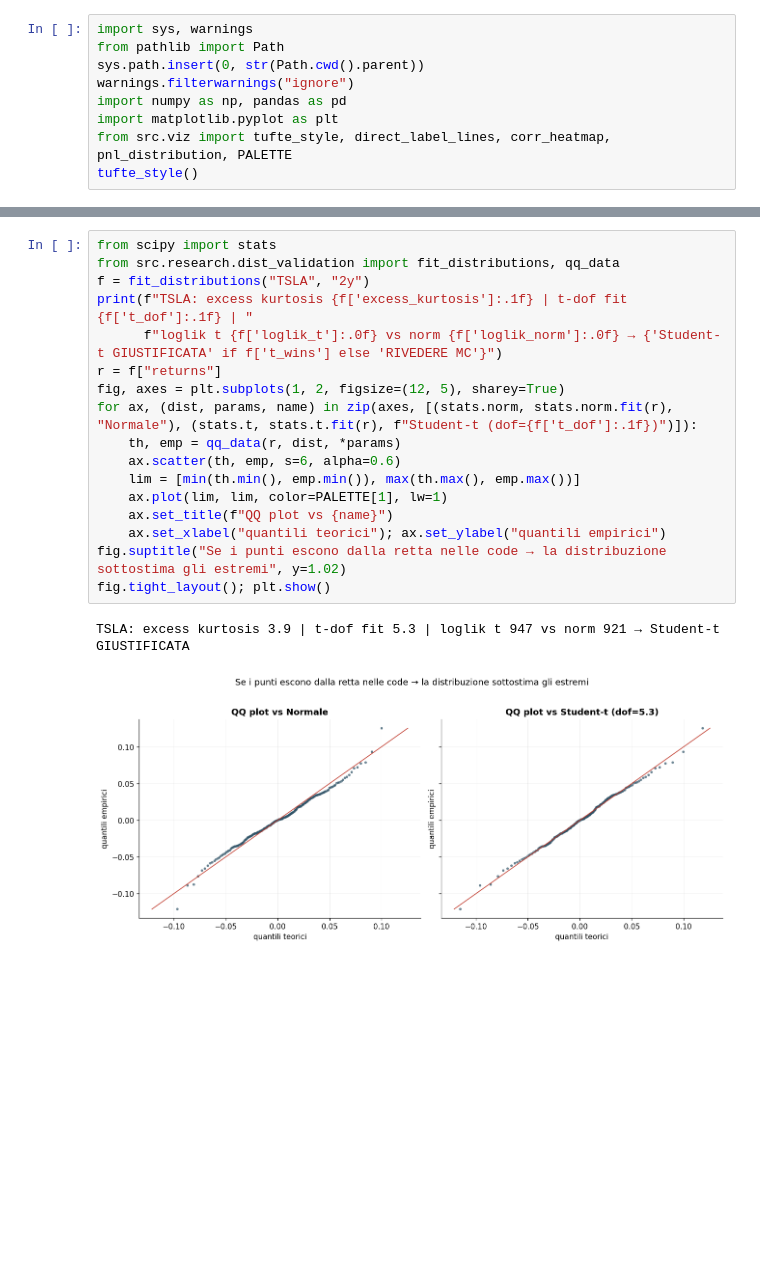
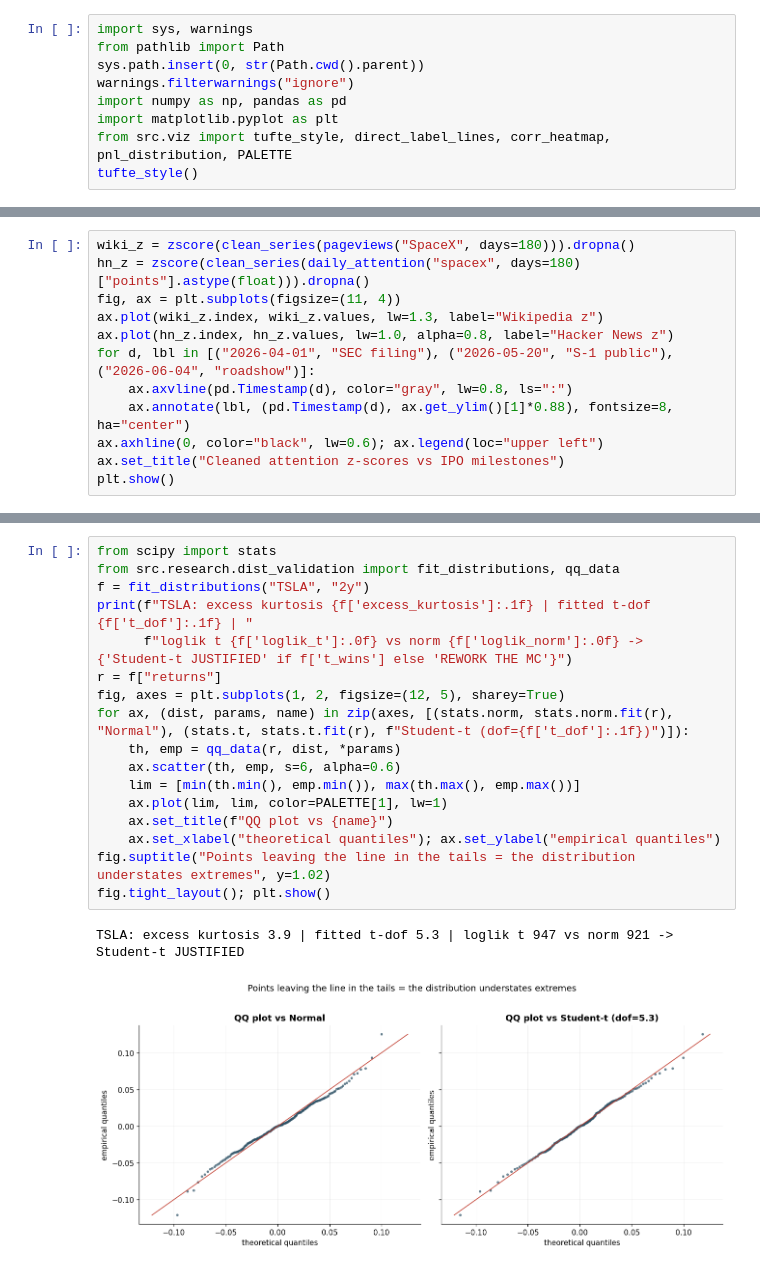
Before and after one commit to Mark2Mac/spcx-ipo-strategy-2026, a Jupyter notebook: notebooks/00_master_report.ipynb, the cells around one changed output, grey strips where cells are left out. Cells and saved outputs as stored; diff of their text form; blank space fills up the shorter version.

```diff
--- a/notebooks/00_master_report.ipynb
+++ b/notebooks/00_master_report.ipynb
@@ -121,0 +151,12 @@ pm
+# %%
+wiki_z = zscore(clean_series(pageviews("SpaceX", days=180))).dropna()
+hn_z = zscore(clean_series(daily_attention("spacex", days=180)["points"].astype(float))).dropna()
+fig, ax = plt.subplots(figsize=(11, 4))
+ax.plot(wiki_z.index, wiki_z.values, lw=1.3, label="Wikipedia z")
+ax.plot(hn_z.index, hn_z.values, lw=1.0, alpha=0.8, label="Hacker News z")
+for d, lbl in [("2026-04-01", "SEC filing"), ("2026-05-20", "S-1 public"), ("2026-06-04", "roadshow")]:
+    ax.axvline(pd.Timestamp(d), color="gray", lw=0.8, ls=":")
+    ax.annotate(lbl, (pd.Timestamp(d), ax.get_ylim()[1]*0.88), fontsize=8, ha="center")
+ax.axhline(0, color="black", lw=0.6); ax.legend(loc="upper left")
+ax.set_title("Cleaned attention z-scores vs IPO milestones")
+plt.show()
@@ -148,20 +195,20 @@ Il MC assume Student-t con dof=4. Qui fittiamo la t sui rendimenti reali del pro
 # %%
 from scipy import stats
 from src.research.dist_validation import fit_distributions, qq_data
 f = fit_distributions("TSLA", "2y")
-print(f"TSLA: excess kurtosis {f['excess_kurtosis']:.1f} | t-dof fit {f['t_dof']:.1f} | "
-      f"loglik t {f['loglik_t']:.0f} vs norm {f['loglik_norm']:.0f} → {'Student-t GIUSTIFICATA' if f['t_wins'] else 'RIVEDERE MC'}")
+print(f"TSLA: excess kurtosis {f['excess_kurtosis']:.1f} | fitted t-dof {f['t_dof']:.1f} | "
+      f"loglik t {f['loglik_t']:.0f} vs norm {f['loglik_norm']:.0f} -> {'Student-t JUSTIFIED' if f['t_wins'] else 'REWORK THE MC'}")
 r = f["returns"]
 fig, axes = plt.subplots(1, 2, figsize=(12, 5), sharey=True)
-for ax, (dist, params, name) in zip(axes, [(stats.norm, stats.norm.fit(r), "Normale"), (stats.t, stats.t.fit(r), f"Student-t (dof={f['t_dof']:.1f})")]):
+for ax, (dist, params, name) in zip(axes, [(stats.norm, stats.norm.fit(r), "Normal"), (stats.t, stats.t.fit(r), f"Student-t (dof={f['t_dof']:.1f})")]):
     th, emp = qq_data(r, dist, *params)
     ax.scatter(th, emp, s=6, alpha=0.6)
     lim = [min(th.min(), emp.min()), max(th.max(), emp.max())]
     ax.plot(lim, lim, color=PALETTE[1], lw=1)
     ax.set_title(f"QQ plot vs {name}")
-    ax.set_xlabel("quantili teorici"); ax.set_ylabel("quantili empirici")
-fig.suptitle("Se i punti escono dalla retta nelle code → la distribuzione sottostima gli estremi", y=1.02)
+    ax.set_xlabel("theoretical quantiles"); ax.set_ylabel("empirical quantiles")
+fig.suptitle("Points leaving the line in the tails = the distribution understates extremes", y=1.02)
 fig.tight_layout(); plt.show()
 # %% [output]
-TSLA: excess kurtosis 3.9 | t-dof fit 5.3 | loglik t 947 vs norm 921 → Student-t GIUSTIFICATA
+TSLA: excess kurtosis 3.9 | fitted t-dof 5.3 | loglik t 947 vs norm 921 -> Student-t JUSTIFIED
-[figure, old version]
+[figure, new version]
```
Also changed, not shown: parts of 27 cells of this notebook, 51 other files.
